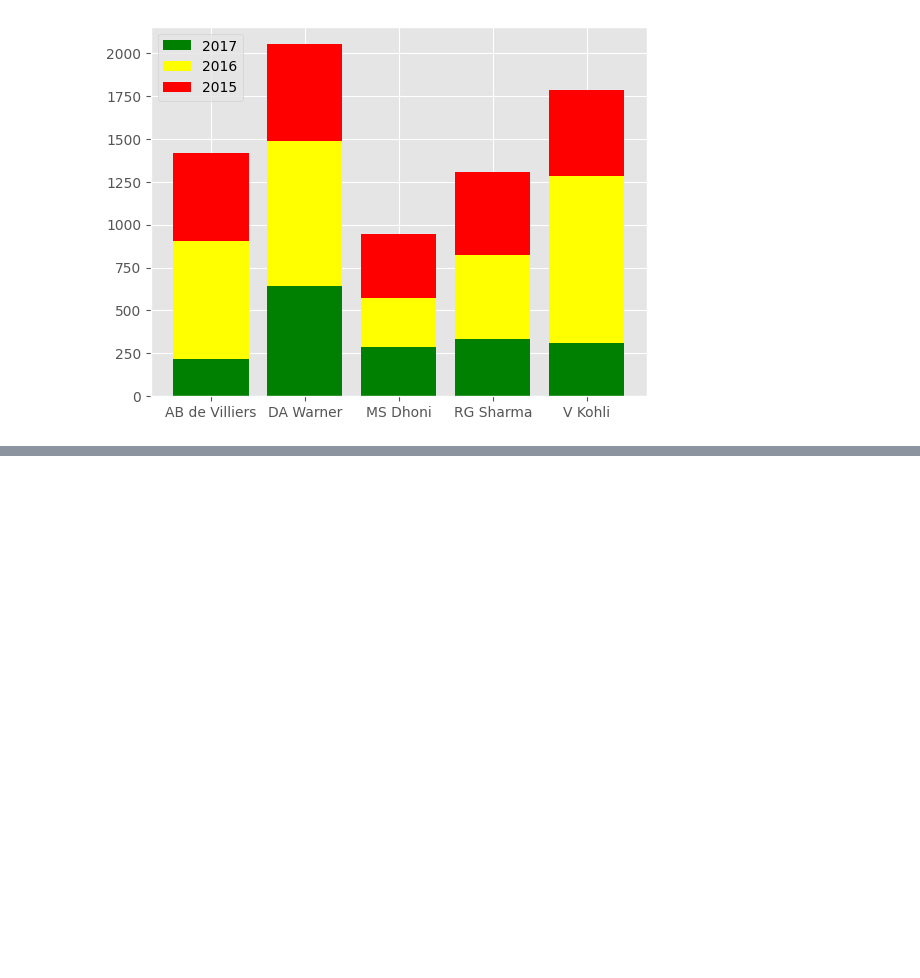
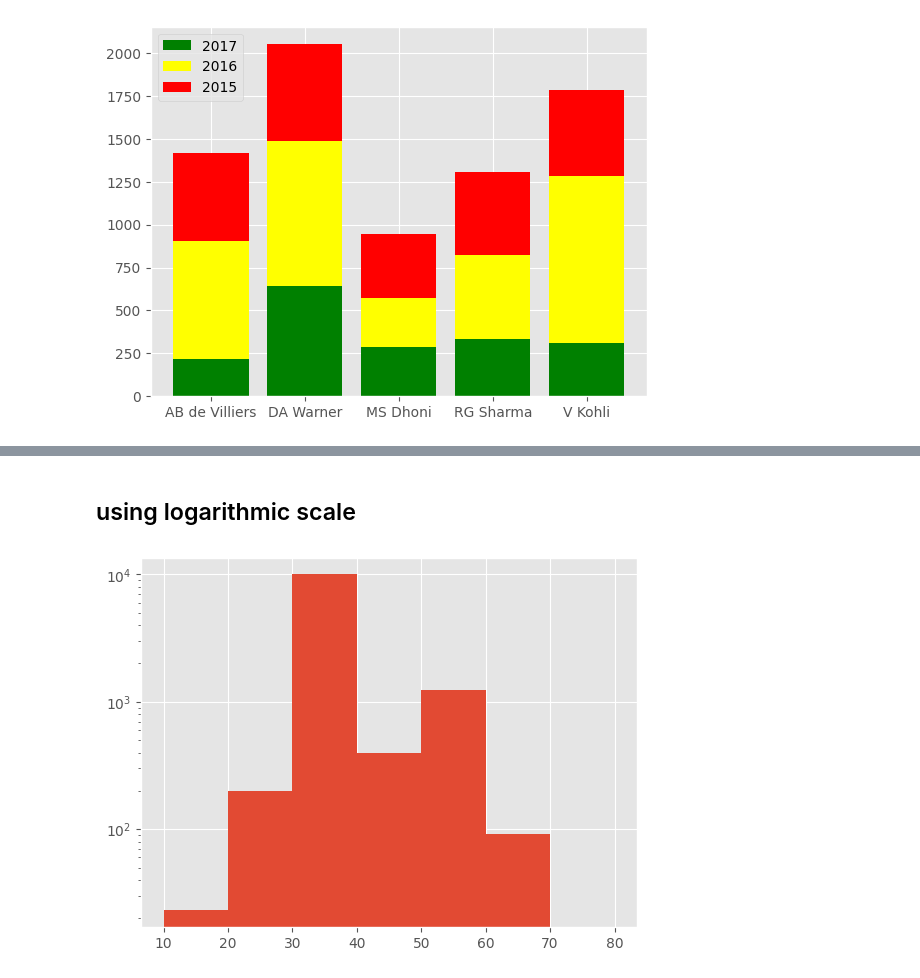
Before and after one commit to heresDataScienceProjects/DataViualizations, a Jupyter notebook: matplotlib_practice.ipynb, the cells around one changed output, grey strips where cells are left out. Cells and saved outputs as stored; diff of their text form; code cells hidden in the pictures; blank space fills up the shorter version.

```diff
--- a/matplotlib_practice.ipynb
+++ b/matplotlib_practice.ipynb
@@ -141,0 +179,9 @@ plt.show()
+# %% [markdown]
+## using logarithmic scale
+# %%
+# logarithmic scale
+arr = np.load('data/big-array.npy')
+plt.hist(arr,bins=[10,20,30,40,50,60,70, 80], log=True)
+plt.show()
+# %% [output]
+[figure, added]
```
Also changed, not shown: parts of 6 cells of this notebook, 2 other files.
